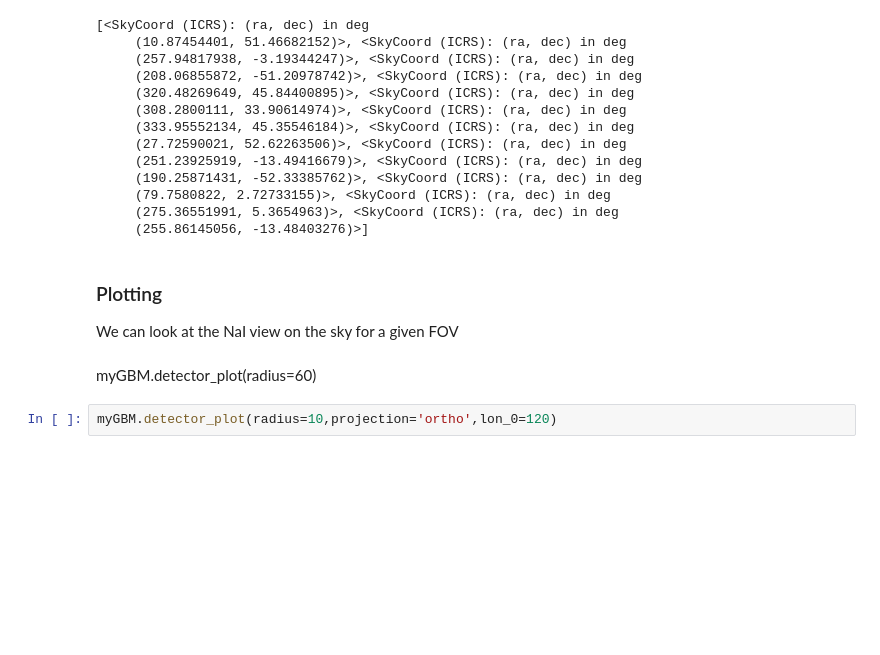
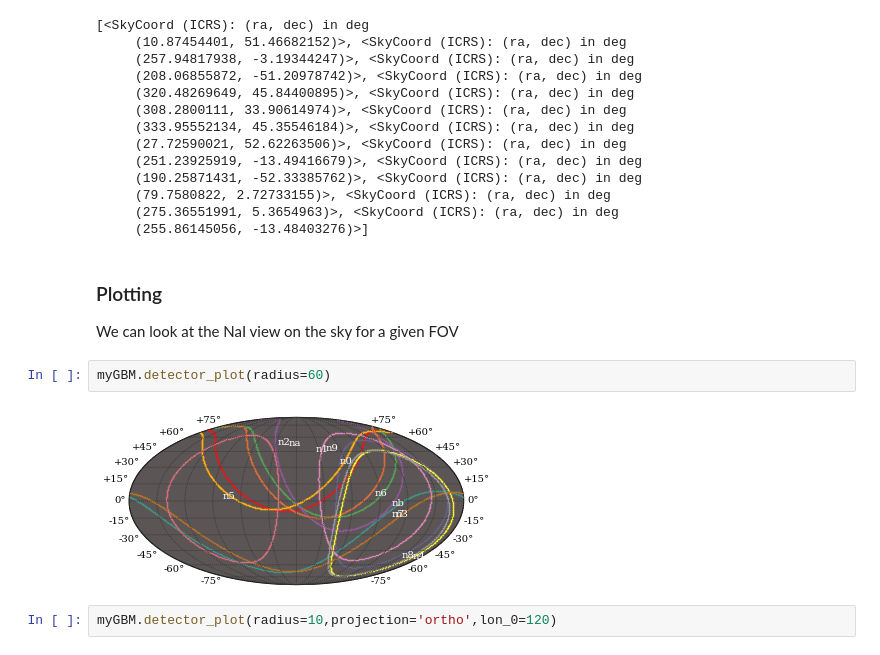
Before and after one commit to grburgess/gbmgeometry, a Jupyter notebook: examples/demo.ipynb, the cells around one changed output. Saved outputs shown, nothing was run; the diff lists cells and outputs as text; blank space fills up the shorter version.

```diff
--- a/examples/demo.ipynb
+++ b/examples/demo.ipynb
@@ -108,8 +108,10 @@ myGBM.get_centers()
 # %% [markdown]
 ### Plotting
 We can look at the NaI view on the sky for a given FOV
-# %% [markdown]
-myGBM.detector_plot(radius=60)
+# %%
+myGBM.detector_plot(radius=60)
+# %% [output]
+[figure, added]
 # %%
 myGBM.detector_plot(radius=10,projection='ortho',lon_0=120)
 # %% [output]
```
